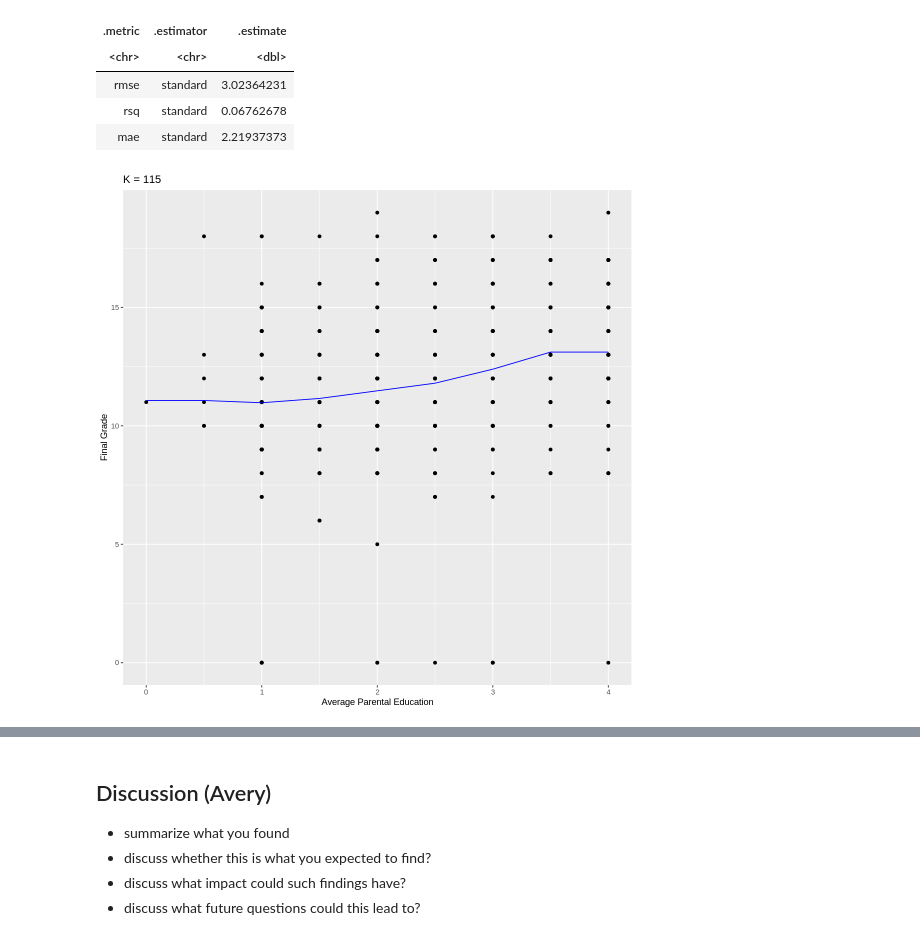
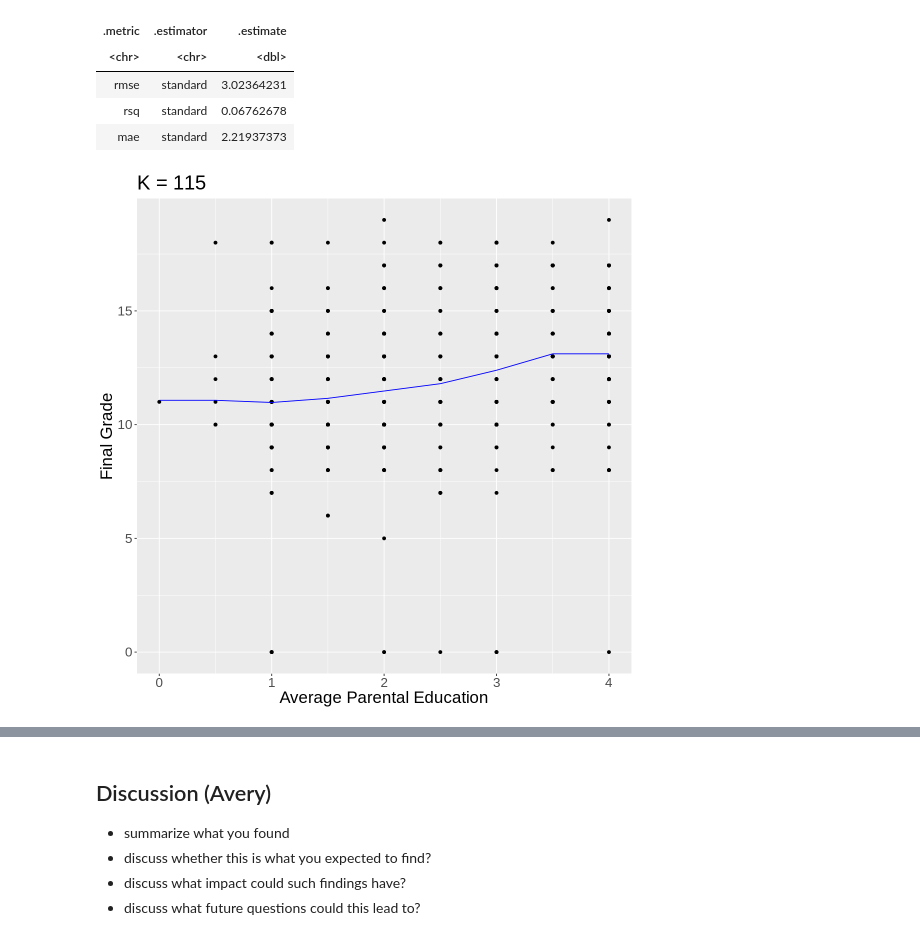
Before and after one commit to jsonthany/dsci_100_project, a Jupyter notebook: project_report.ipynb, the cells around one changed output, grey strips where cells are left out. Drawn from its saved outputs; the diff is of its cells as text; code cells hidden in the pictures.

```diff
--- a/project_report.ipynb
+++ b/project_report.ipynb
@@ -260,14 +335,15 @@ A tibble: 3 × 3
 # %%
 parent_ed_preds <- parent_ed_fit %>%
   predict(student_train) %>%
   bind_cols(student_train)
 
 parent_ed_plot <- ggplot(parent_ed_preds, aes(x = parent_ed, y = G3)) +
   geom_point() +
   xlab("Average Parental Education") +
   ylab("Final Grade") +
   geom_line(data = parent_ed_preds, aes(x = parent_ed, y = .pred), color = "blue") +
-  ggtitle(paste0("K = ", parent_ed_kmin))
+  ggtitle(paste0("K = ", parent_ed_kmin)) +
+theme(text = element_text(size=20))
 parent_ed_plot
 # %% [output]
-[figure, old version]
+[figure, new version]
```
Also changed, not shown: parts of 15 cells of this notebook.
